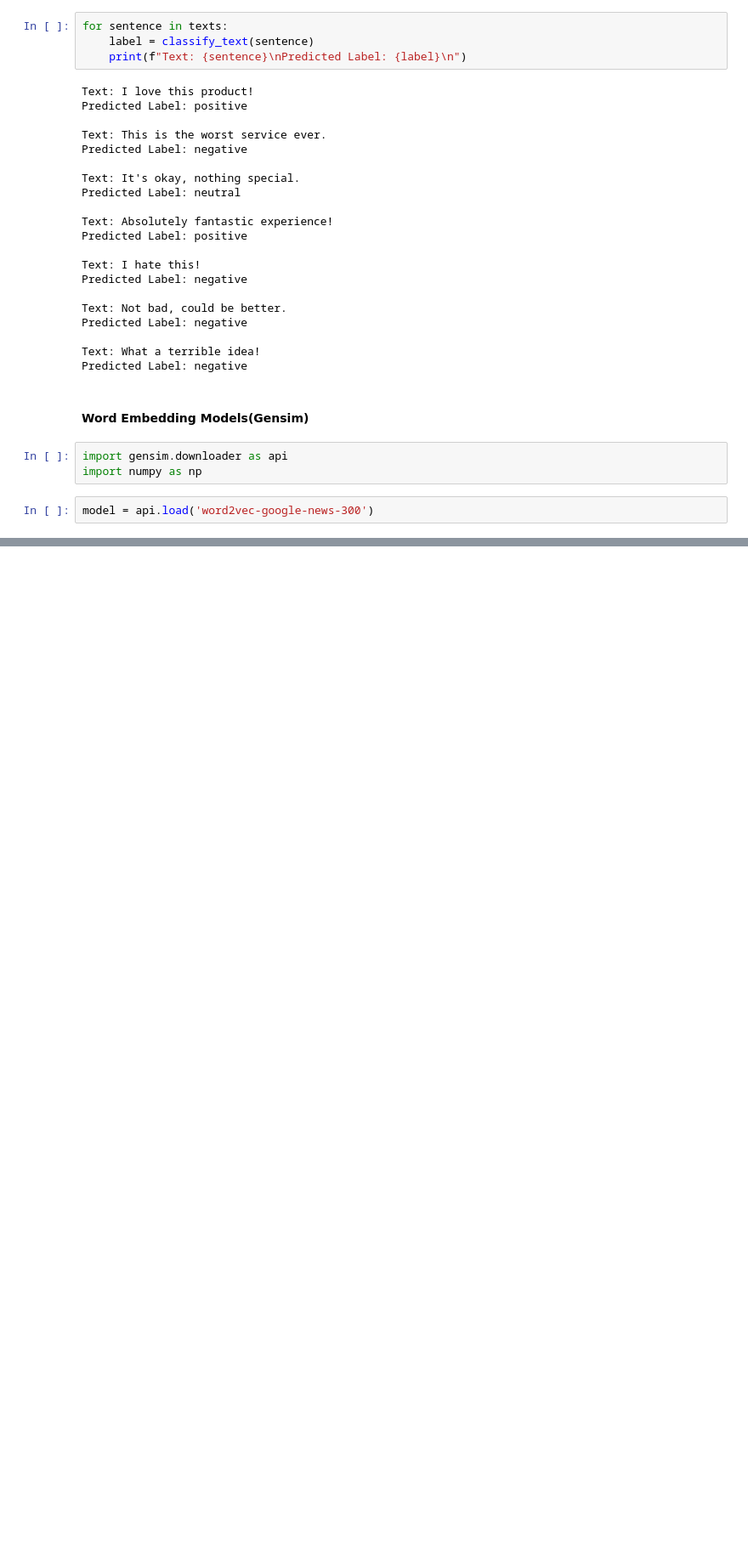
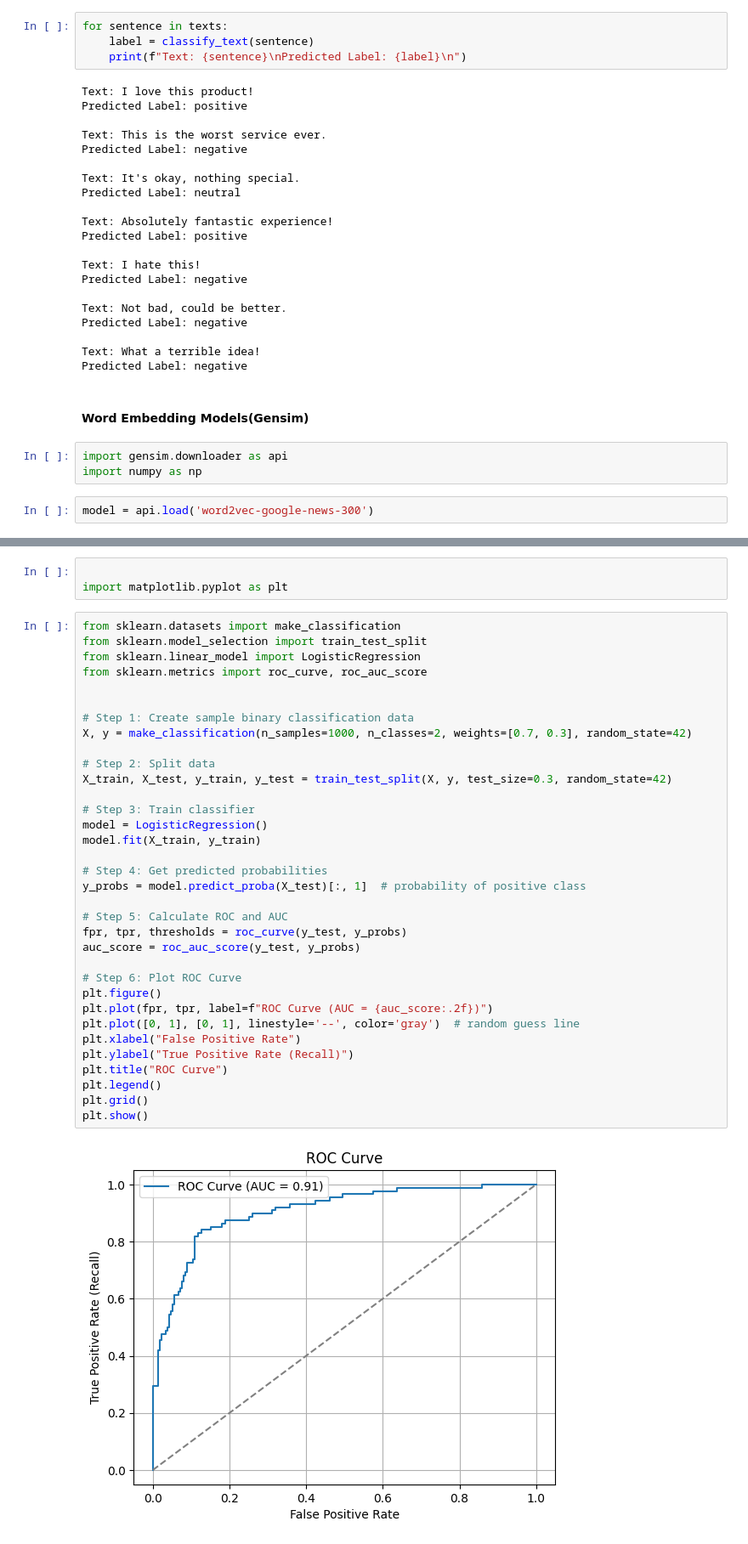
Before and after one commit to Rudrakumar111/Gen_AI, a Jupyter notebook: NLP_Practices.ipynb, the cells around one changed output, grey strips where cells are left out. Shown: that part at 85% size. Saved outputs shown, nothing was run; the diff lists cells and outputs as text; blank space fills up the shorter version.

```diff
--- a/NLP_Practices.ipynb
+++ b/NLP_Practices.ipynb
@@ -1525,0 +1696,39 @@ model.most_similar('harsh')
+# %%
+
+import matplotlib.pyplot as plt
+# %%
+from sklearn.datasets import make_classification
+from sklearn.model_selection import train_test_split
+from sklearn.linear_model import LogisticRegression
+from sklearn.metrics import roc_curve, roc_auc_score
+
+
+# Step 1: Create sample binary classification data
+X, y = make_classification(n_samples=1000, n_classes=2, weights=[0.7, 0.3], random_state=42)
+
+# Step 2: Split data
+X_train, X_test, y_train, y_test = train_test_split(X, y, test_size=0.3, random_state=42)
+
+# Step 3: Train classifier
+model = LogisticRegression()
+model.fit(X_train, y_train)
+
+# Step 4: Get predicted probabilities
+y_probs = model.predict_proba(X_test)[:, 1]  # probability of positive class
+
+# Step 5: Calculate ROC and AUC
+fpr, tpr, thresholds = roc_curve(y_test, y_probs)
+auc_score = roc_auc_score(y_test, y_probs)
+
+# Step 6: Plot ROC Curve
+plt.figure()
+plt.plot(fpr, tpr, label=f"ROC Curve (AUC = {auc_score:.2f})")
+plt.plot([0, 1], [0, 1], linestyle='--', color='gray')  # random guess line
+plt.xlabel("False Positive Rate")
+plt.ylabel("True Positive Rate (Recall)")
+plt.title("ROC Curve")
+plt.legend()
+plt.grid()
+plt.show()
+# %% [output]
+[figure, added]
```
Also changed, not shown: parts of 28 cells of this notebook, 2 other files.
